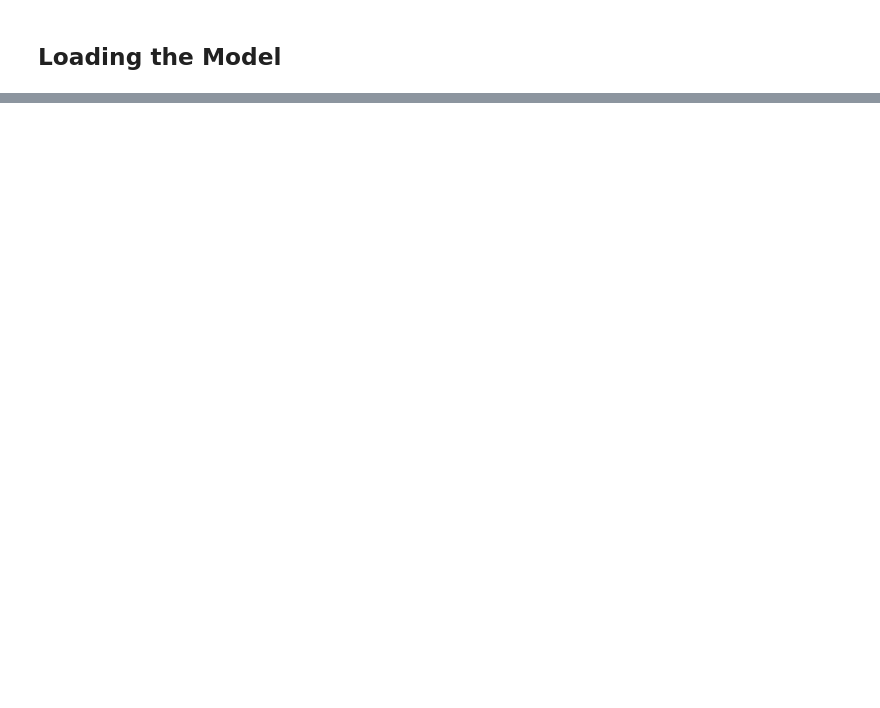
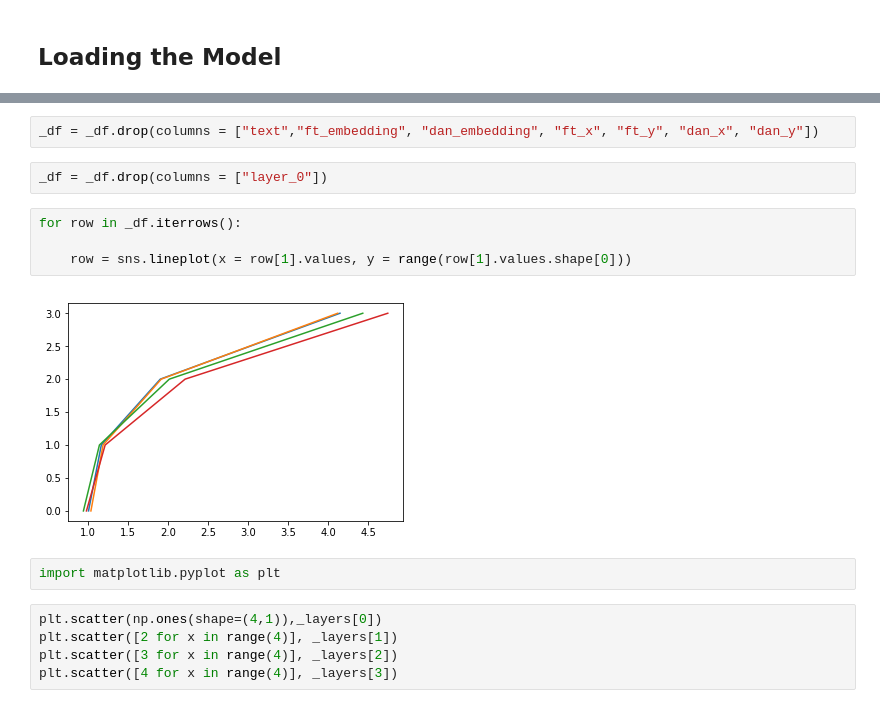
Before and after one commit to rsmttud/Recommender-System, a Jupyter notebook: notebooks/CreateDAN.ipynb, the cells around one changed output, grey strips where cells are left out. Saved outputs shown, nothing was run; the diff lists cells and outputs as text; blank space fills up the shorter version.

```diff
--- a/notebooks/CreateDAN.ipynb
+++ b/notebooks/CreateDAN.ipynb
@@ -349,0 +502,17 @@ INFO:tensorflow:Restoring parameters from dan_checkpoints/first_dan.ckpt
+# %%
+_df = _df.drop(columns = ["text","ft_embedding", "dan_embedding", "ft_x", "ft_y", "dan_x", "dan_y"])
+# %%
+_df = _df.drop(columns = ["layer_0"])
+# %%
+for row in _df.iterrows():
+
+    row = sns.lineplot(x = row[1].values, y = range(row[1].values.shape[0]))
+# %% [output]
+[figure, added]
+# %%
+import matplotlib.pyplot as plt
+# %%
+plt.scatter(np.ones(shape=(4,1)),_layers[0])
+plt.scatter([2 for x in range(4)], _layers[1])
+plt.scatter([3 for x in range(4)], _layers[2])
+plt.scatter([4 for x in range(4)], _layers[3])
```
Also changed, not shown: parts of 43 cells of this notebook.
